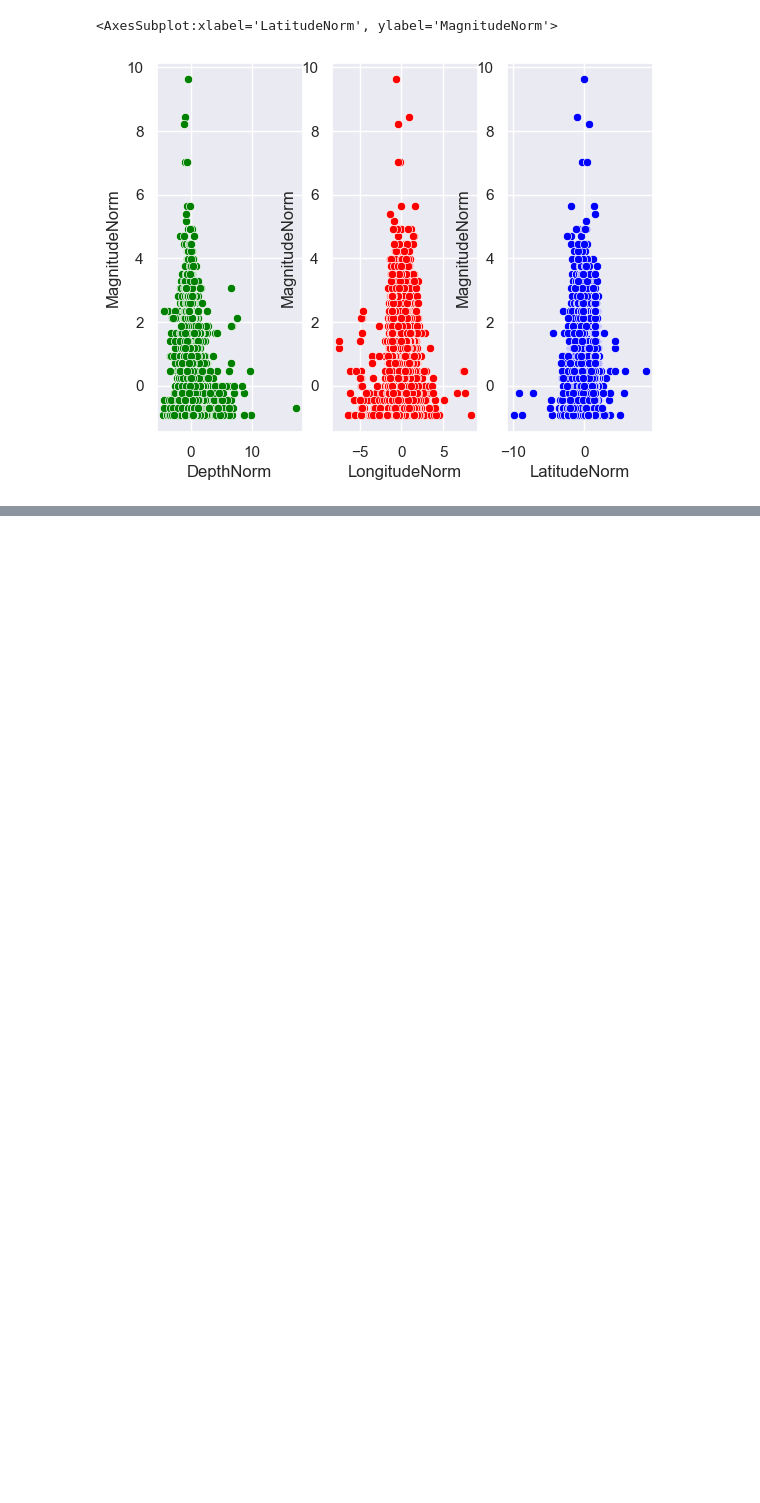
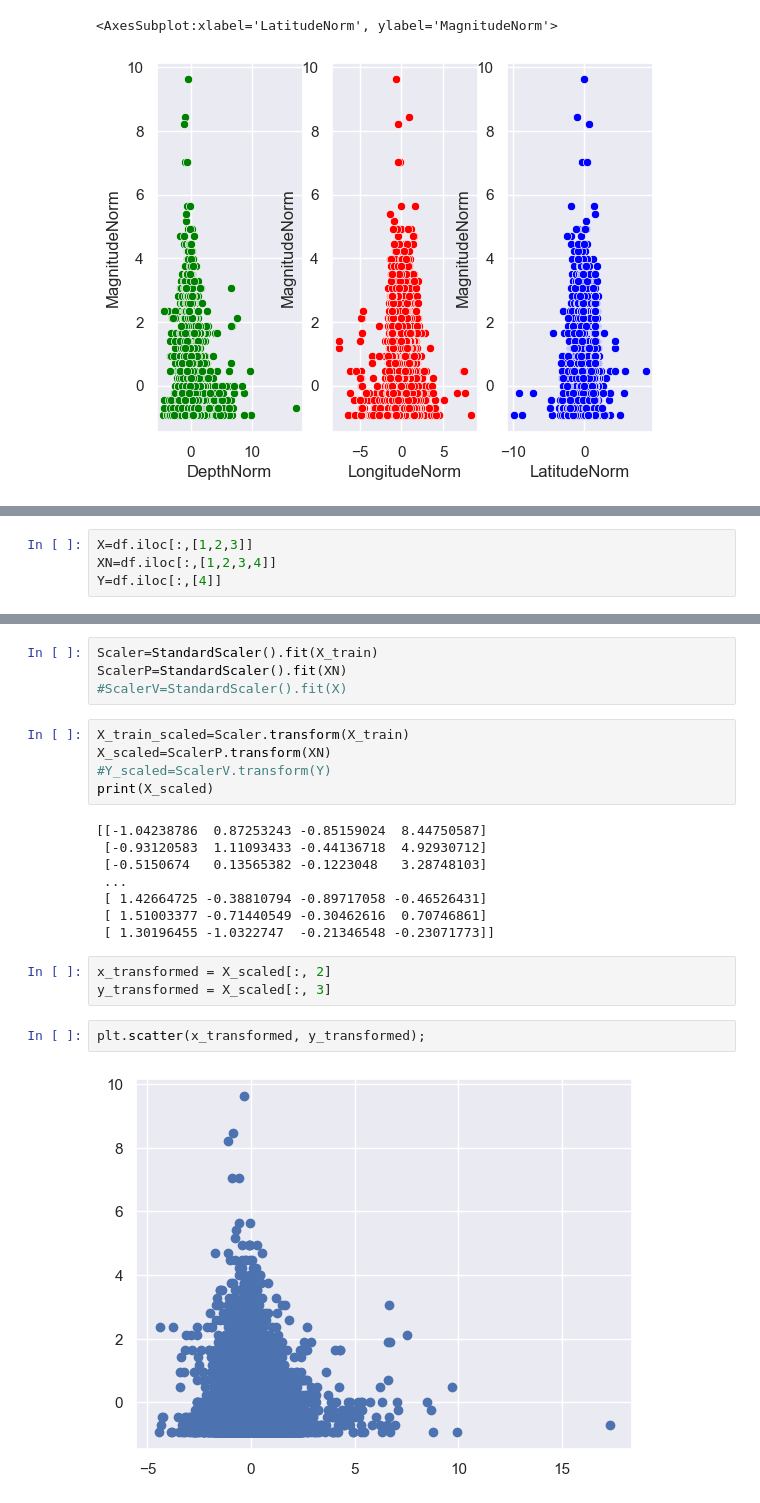
Before and after one commit to MrBloom911/SismicOperations, a Jupyter notebook: ProyectoComp.ipynb, the cells around one changed output, grey strips where cells are left out. Cells and saved outputs as stored; diff of their text form; blank space fills up the shorter version.

```diff
--- a/ProyectoComp.ipynb
+++ b/ProyectoComp.ipynb
@@ -151,0 +148,4 @@ plt.plot(x1,y1,label='energias 6-12',color='navy')
+# %%
+X=df.iloc[:,[1,2,3]]
+XN=df.iloc[:,[1,2,3,4]]
+Y=df.iloc[:,[4]]
@@ -151,0 +165,24 @@ plt.plot(x1,y1,label='energias 6-12',color='navy')
+# %%
+Scaler=StandardScaler().fit(X_train)
+ScalerP=StandardScaler().fit(XN)
+#ScalerV=StandardScaler().fit(X)
+# %%
+X_train_scaled=Scaler.transform(X_train)
+X_scaled=ScalerP.transform(XN)
+#Y_scaled=ScalerV.transform(Y)
+print(X_scaled)
+# %% [output]
+[[-1.04238786  0.87253243 -0.85159024  8.44750587]
+ [-0.93120583  1.11093433 -0.44136718  4.92930712]
+ [-0.5150674   0.13565382 -0.1223048   3.28748103]
+ ...
+ [ 1.42664725 -0.38810794 -0.89717058 -0.46526431]
+ [ 1.51003377 -0.71440549 -0.30462616  0.70746861]
+ [ 1.30196455 -1.0322747  -0.21346548 -0.23071773]]
+# %%
+x_transformed = X_scaled[:, 2]
+y_transformed = X_scaled[:, 3]
+# %%
+plt.scatter(x_transformed, y_transformed);
+# %% [output]
+[figure, added]
```
Also changed, not shown: parts of 8 cells of this notebook.
